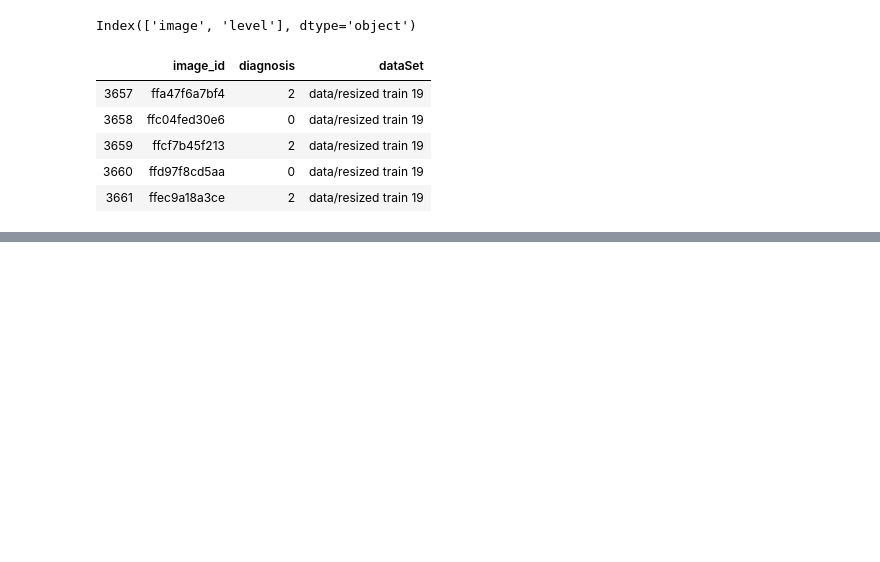
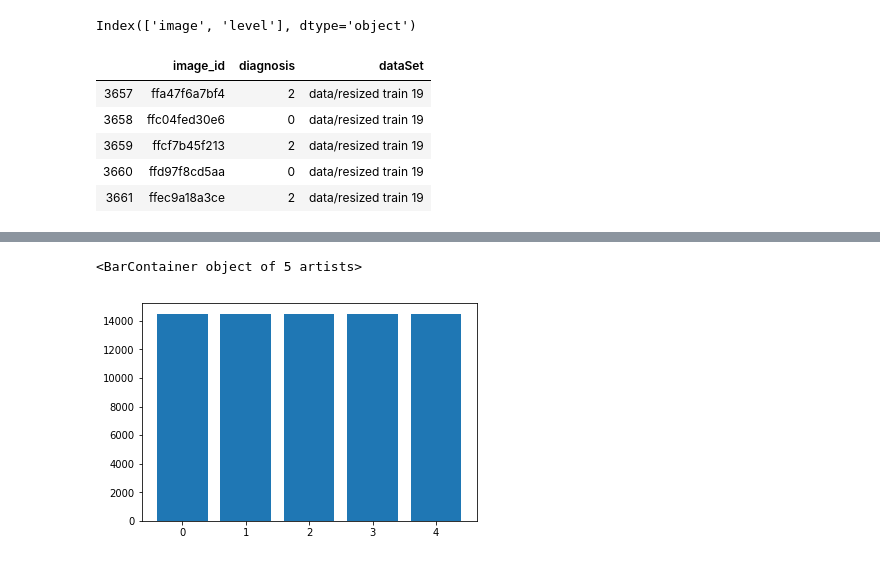
Before and after one commit to moiztechsavvy/Kaggle-Challenge-APTOS-Blindness-Detection, a Jupyter notebook: Combinecsv.ipynb, the cells around one changed output, grey strips where cells are left out. Cells and saved outputs as stored; diff of their text form; code cells hidden in the pictures; blank space fills up the shorter version.

```diff
--- a/Combinecsv.ipynb
+++ b/Combinecsv.ipynb
@@ -60,0 +87,2 @@ Training_DataFrame = Training_DataFrame.append(testdata2015, sort=False,ignore_i
+# %%
+d0,d1,d2,d3,d4 = Training_DataFrame['diagnosis'].value_counts()
@@ -60,0 +93,6 @@ Training_DataFrame = Training_DataFrame.append(testdata2015, sort=False,ignore_i
+# %%
+_d0 = Training_DataFrame[Training_DataFrame['diagnosis'] == 0].sample(d1)
+_d1 = Training_DataFrame[Training_DataFrame['diagnosis'] == 1].sample(d1,replace=True)
+_d2 = Training_DataFrame[Training_DataFrame['diagnosis'] == 2].sample(d1,replace=True)
+_d3 = Training_DataFrame[Training_DataFrame['diagnosis'] == 3].sample(d1,replace=True)
+_d4 = Training_DataFrame[Training_DataFrame['diagnosis'] == 4].sample(d1,replace=True)
@@ -61,3 +103,19 @@ Training_DataFrame = Training_DataFrame.append(testdata2015, sort=False,ignore_i
+# %%
+Balance_Df = _d0
+Balance_Df = Balance_Df.append(_d1)
+Balance_Df = Balance_Df.append(_d2)
+Balance_Df = Balance_Df.append(_d3)
+Balance_Df = Balance_Df.append(_d4)
+# %%
+from sklearn.utils import shuffle
+
+Balance_Df = shuffle(Balance_Df)
+# %%
+import matplotlib.pyplot as plt;
+plt.bar([0,1,2,3,4], list(Balance_Df['diagnosis'].value_counts()),align='center')
+# %% [output]
+<BarContainer object of 5 artists>
+[figure, added]
 # %%
 Training_DataFrame['diagnosis'].value_counts()
 # %% [output]
```
Also changed, not shown: parts of 13 cells of this notebook, 1 other file.
